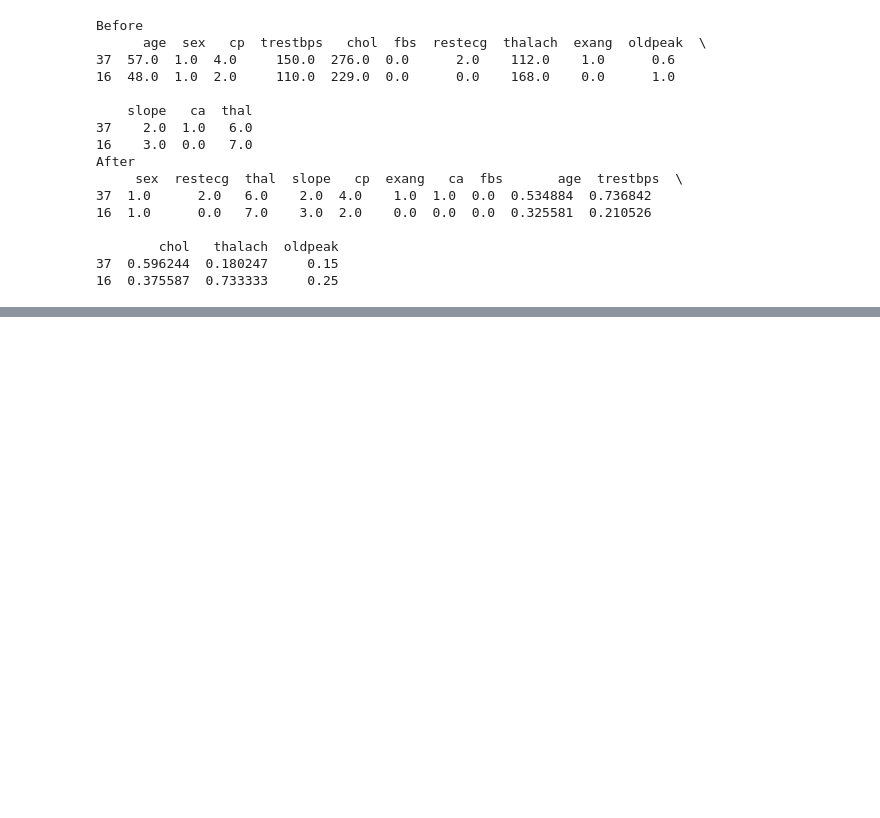
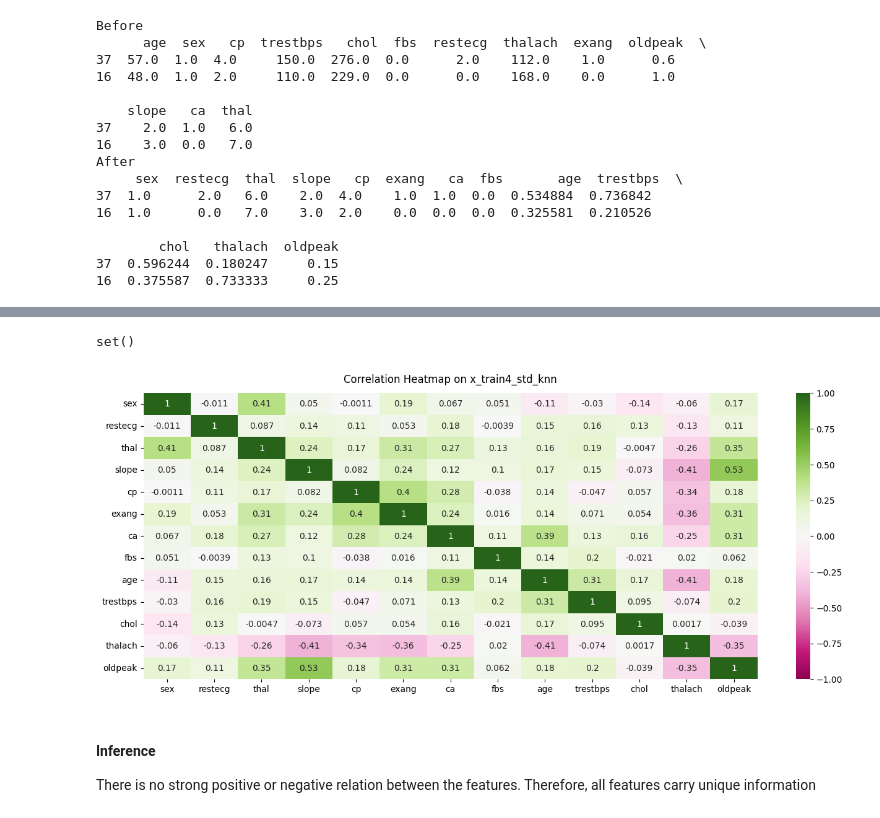
Before and after one commit to HussainAhmed202/MLProject, a Jupyter notebook: notebooks/heart_disease_prediction.ipynb, the cells around one changed output, grey strips where cells are left out. Saved outputs shown, nothing was run; the diff lists cells and outputs as text; code cells hidden in the pictures; blank space fills up the shorter version.

```diff
--- a/notebooks/heart_disease_prediction.ipynb
+++ b/notebooks/heart_disease_prediction.ipynb
@@ -780,0 +842,11 @@ After
+# %%
+plt.figure(figsize=(16, 6))
+heatmap = sns.heatmap(x_train4_std_knn.corr(), vmin=-1, vmax=1, annot=True, cmap="PiYG")
+heatmap.set_title('Correlation Heatmap on x_train4_std_knn', fontdict={'fontsize':12}, pad=12);
+get_correlation(x_train4_std_knn,0.7)
+# %% [output]
+set()
+[figure, added]
+# %% [markdown]
+#### **Inference**
+There is no strong positive or negative relation between the features. Therefore, all features carry unique information
```
Also changed, not shown: parts of 14 cells of this notebook.
